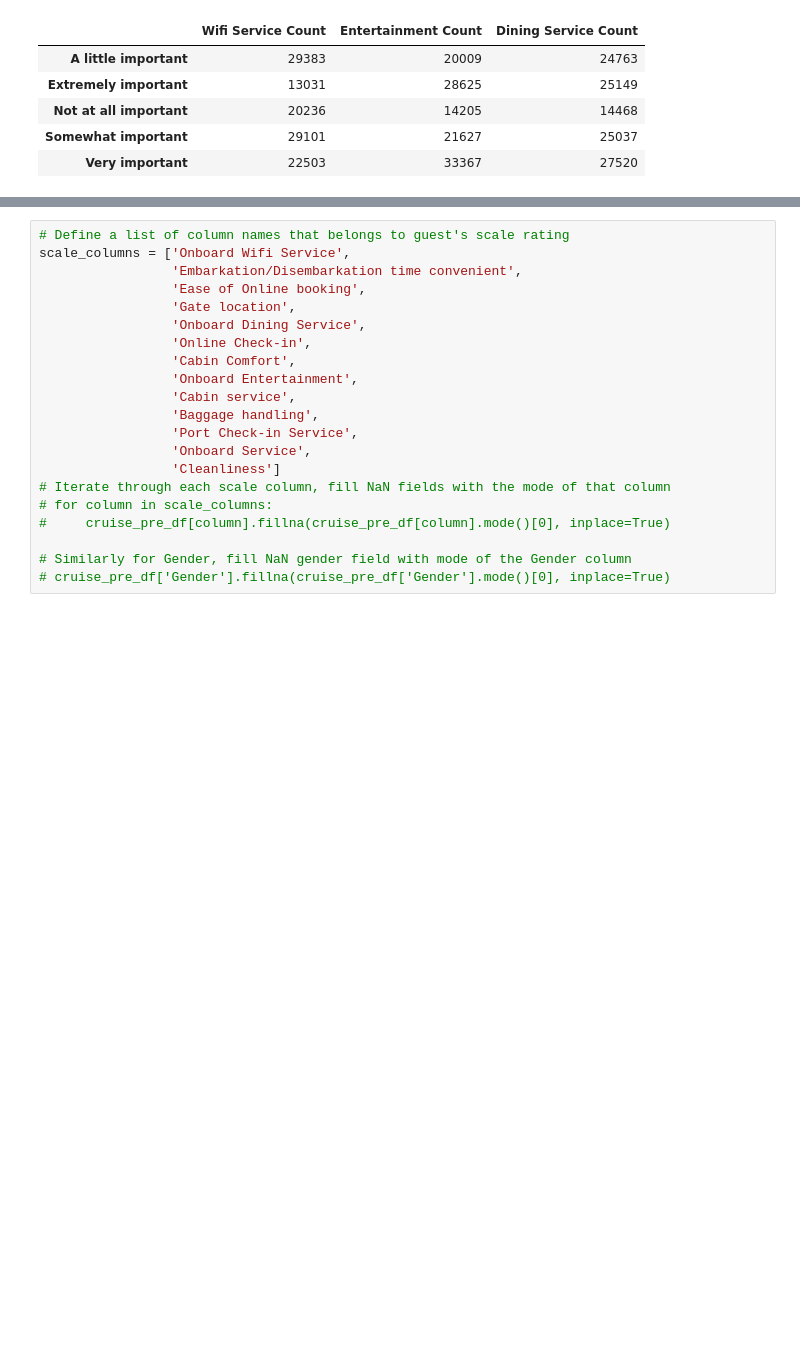
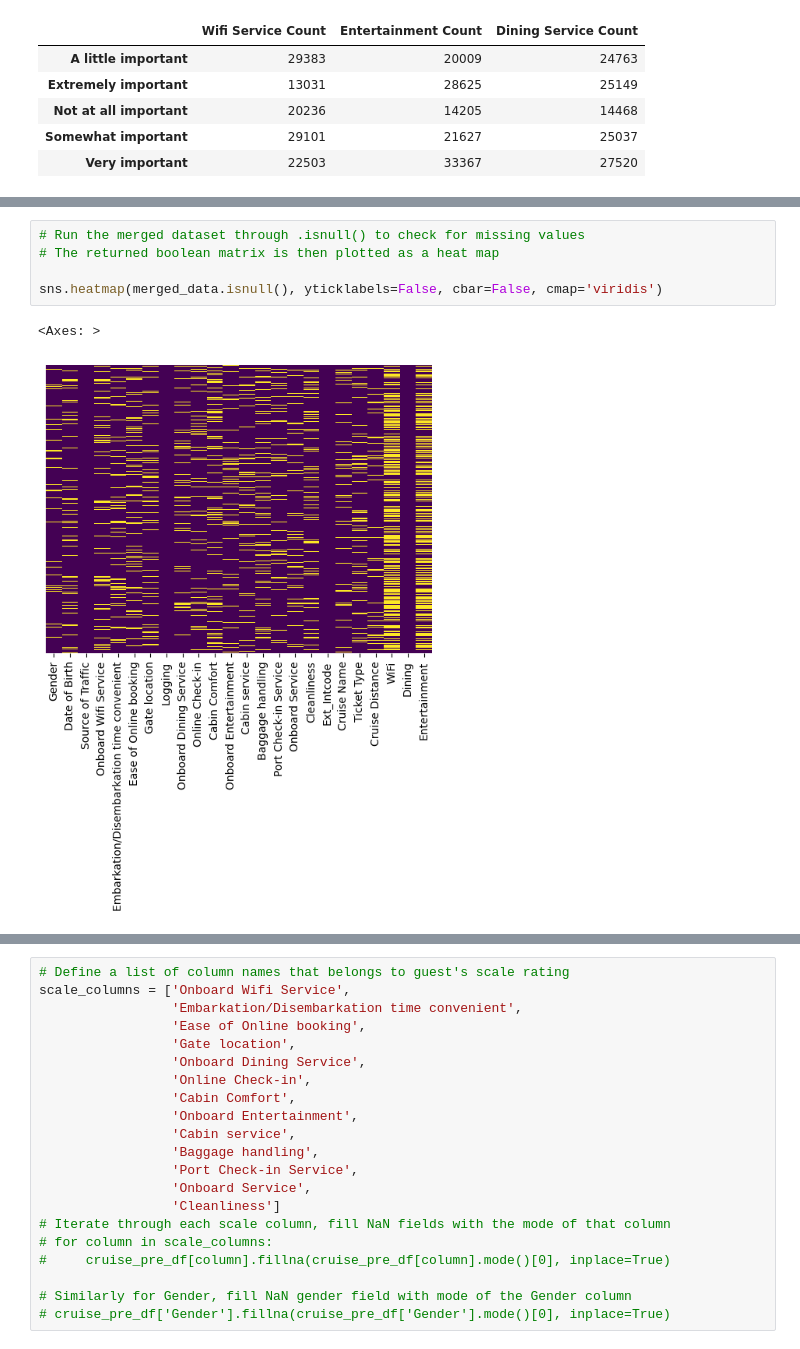
Before and after one commit to jaspereap/machine-learning-pipeline, a Jupyter notebook: eda.ipynb, the cells around one changed output, grey strips where cells are left out. Drawn from its saved outputs; the diff is of its cells as text; blank space fills up the shorter version.

```diff
--- a/eda.ipynb
+++ b/eda.ipynb
@@ -224 +223,9 @@ Assumptions:
+# %%
+# Run the merged dataset through .isnull() to check for missing values
+# The returned boolean matrix is then plotted as a heat map
+
+sns.heatmap(merged_data.isnull(), yticklabels=False, cbar=False, cmap='viridis')
+# %% [output]
+<Axes: >
+[figure, added]
 # %% [markdown]
```
Also changed, not shown: parts of 28 cells of this notebook.
